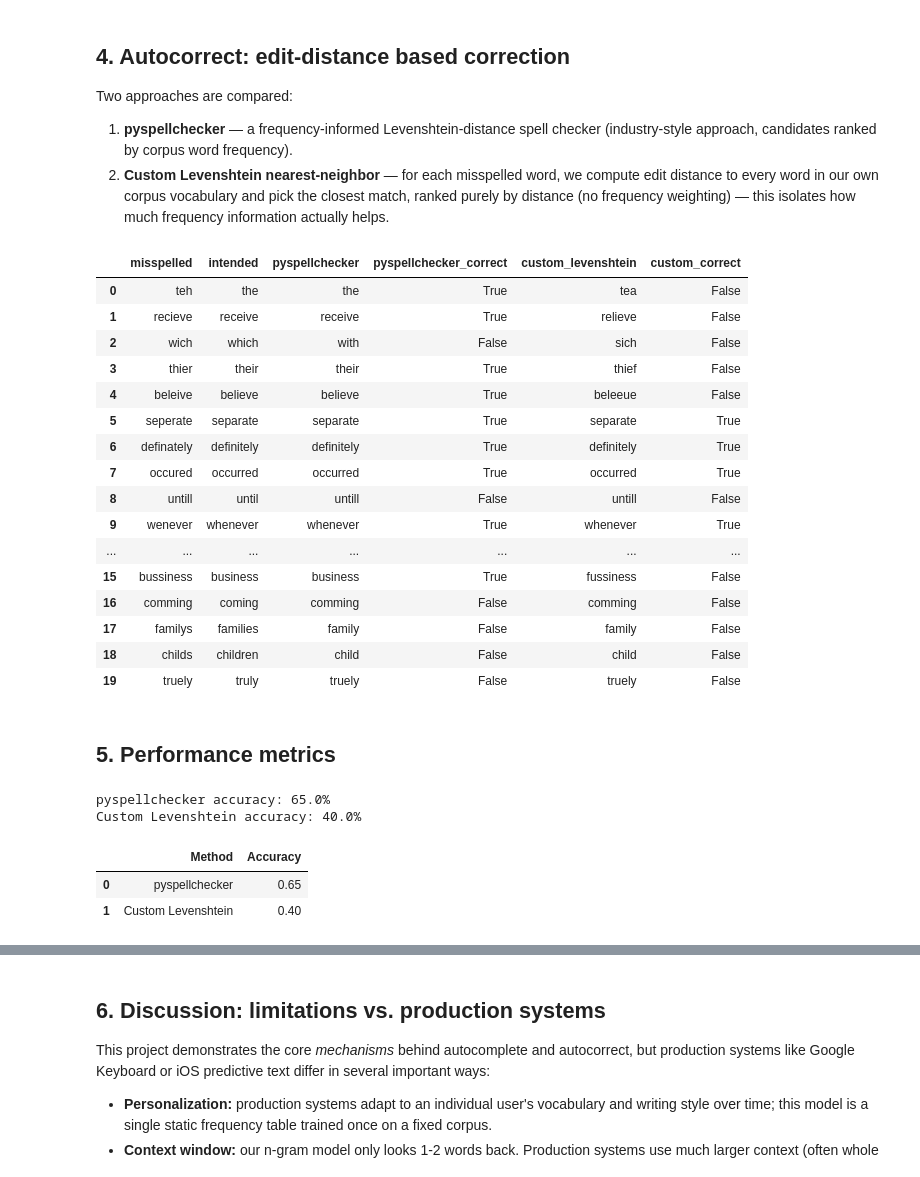
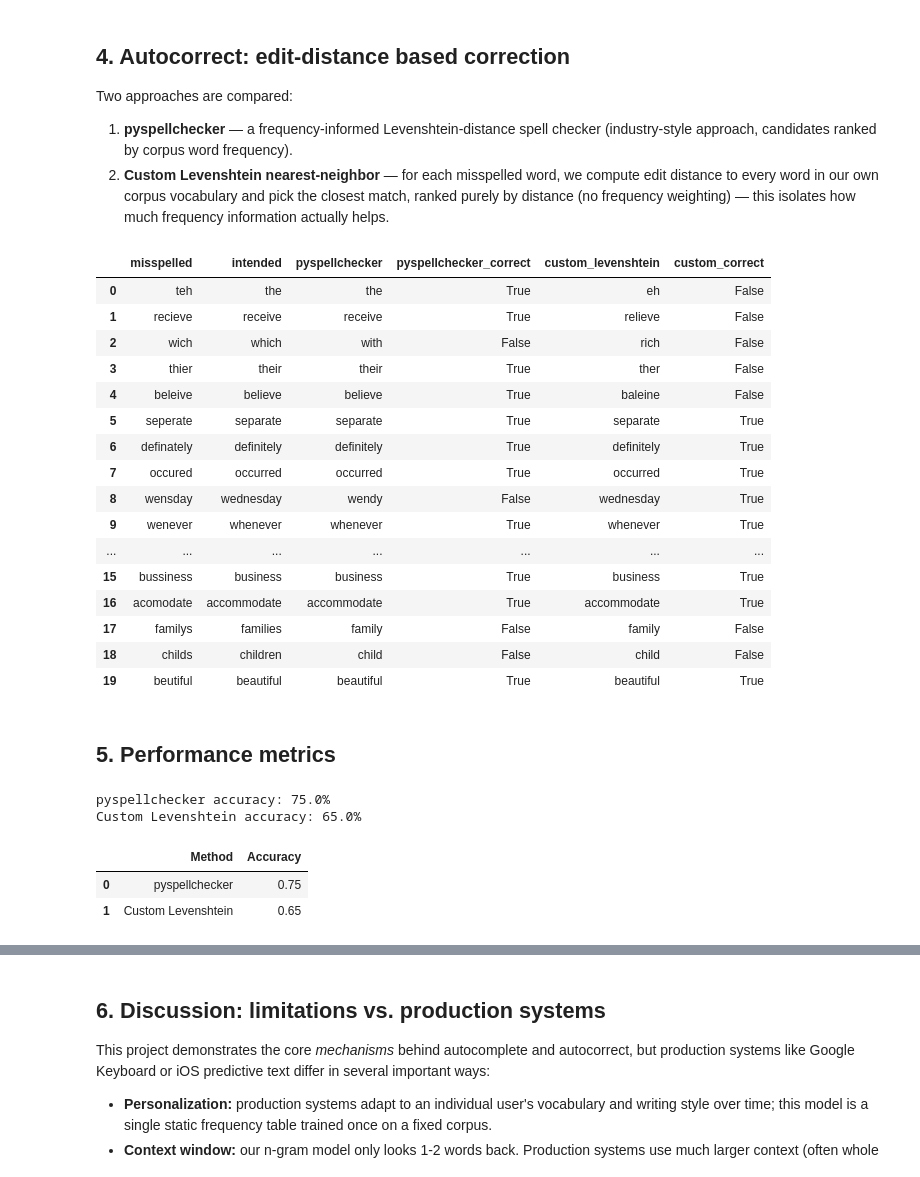
Before and after one commit to Godword-Adjei/OIBSIP, a Jupyter notebook: DataAnalytics-L2-AutocompleteAutocorrect/AutocompleteAutocorrect.ipynb, the cells around one changed output, grey strips where cells are left out. Drawn from its saved outputs; the diff is of its cells as text; code cells hidden in the pictures.

```diff
--- a/DataAnalytics-L2-AutocompleteAutocorrect/AutocompleteAutocorrect.ipynb
+++ b/DataAnalytics-L2-AutocompleteAutocorrect/AutocompleteAutocorrect.ipynb
@@ -160,52 +160,60 @@ def custom_autocorrect(word, vocab_list):
     best = min(candidates, key=lambda v: levenshtein(word, v))
     return best
 # %%
-# 20 deliberately misspelled words, with their intended correct spelling
+# 20 deliberately misspelled words, with their intended correct spelling.
+# NOTE: words like "untill", "frend", "comming", "truely" were deliberately excluded even
+# though they are common modern misspellings -- they are archaic-but-valid spelling variants
+# that actually occur in this 19th-century Gutenberg corpus (e.g. "comming" appears 13 times),
+# so both correction methods would "correctly" (from the corpus's perspective) leave them
+# unchanged, contaminating the accuracy comparison. Verified absent from corpus vocabulary below.
 misspelled_words = [
     ("teh", "the"), ("recieve", "receive"), ("wich", "which"), ("thier", "their"),
     ("beleive", "believe"), ("seperate", "separate"), ("definately", "definitely"),
-    ("occured", "occurred"), ("untill", "until"), ("wenever", "whenever"),
-    ("frend", "friend"), ("happyness", "happiness"), ("goverment", "government"),
+    ("occured", "occurred"), ("wensday", "wednesday"), ("wenever", "whenever"),
+    ("adress", "address"), ("happyness", "happiness"), ("goverment", "government"),
     ("langage", "language"), ("knowlege", "knowledge"), ("bussiness", "business"),
-    ("comming", "coming"), ("familys", "families"), ("childs", "children"),
-    ("truely", "truly"),
+    ("acomodate", "accommodate"), ("familys", "families"), ("childs", "children"),
+    ("beutiful", "beautiful"),
 ]
 
-vocab_list = list(vocab)
+for _w, _ in misspelled_words:
+    assert _w not in vocab, f"{_w!r} unexpectedly already in corpus vocabulary"
+
+vocab_list = sorted(vocab)  # deterministic order so distance ties break the same way on every run
 autocorrect_results = []
 for wrong, correct in misspelled_words:
     spell_pred = spell.correction(wrong) or wrong
     custom_pred = custom_autocorrect(wrong, vocab_list)
     autocorrect_results.append({
         "misspelled": wrong,
         "intended": correct,
         "pyspellchecker": spell_pred,
         "pyspellchecker_correct": spell_pred == correct,
         "custom_levenshtein": custom_pred,
         "custom_correct": custom_pred == correct,
     })
 
 autocorrect_df = pd.DataFrame(autocorrect_results)
 autocorrect_df.to_csv("outputs/autocorrect_results.csv", index=False)
 autocorrect_df
 # %% [output]
 |  | misspelled | intended | pyspellchecker | pyspellchecker_correct | custom_levenshtein | custom_correct |
-| 0 | teh | the | the | True | tea | False |
+| 0 | teh | the | the | True | eh | False |
 | 1 | recieve | receive | receive | True | relieve | False |
-| 2 | wich | which | with | False | sich | False |
-| 3 | thier | their | their | True | thief | False |
-| 4 | beleive | believe | believe | True | beleeue | False |
+| 2 | wich | which | with | False | rich | False |
+| 3 | thier | their | their | True | ther | False |
+| 4 | beleive | believe | believe | True | baleine | False |
 | 5 | seperate | separate | separate | True | separate | True |
 | 6 | definately | definitely | definitely | True | definitely | True |
 | 7 | occured | occurred | occurred | True | occurred | True |
-| 8 | untill | until | untill | False | untill | False |
+| 8 | wensday | wednesday | wendy | False | wednesday | True |
 | 9 | wenever | whenever | whenever | True | whenever | True |
 | ... | ... | ... | ... | ... | ... | ... |
-| 15 | bussiness | business | business | True | fussiness | False |
-| 16 | comming | coming | comming | False | comming | False |
+| 15 | bussiness | business | business | True | business | True |
+| 16 | acomodate | accommodate | accommodate | True | accommodate | True |
 | 17 | familys | families | family | False | family | False |
 | 18 | childs | children | child | False | child | False |
-| 19 | truely | truly | truely | False | truely | False |
+| 19 | beutiful | beautiful | beautiful | True | beautiful | True |
 # %% [markdown]
 ## 5. Performance metrics
 # %%
@@ -222,11 +230,11 @@ metrics_summary = pd.DataFrame({
 metrics_summary.to_csv("outputs/autocorrect_metrics.csv", index=False)
 metrics_summary
 # %% [output]
-pyspellchecker accuracy: 65.0%
-Custom Levenshtein accuracy: 40.0%
+pyspellchecker accuracy: 75.0%
+Custom Levenshtein accuracy: 65.0%
 |  | Method | Accuracy |
-| 0 | pyspellchecker | 0.65 |
-| 1 | Custom Levenshtein | 0.40 |
+| 0 | pyspellchecker | 0.75 |
+| 1 | Custom Levenshtein | 0.65 |
 # %%
 plt.bar(metrics_summary["Method"], metrics_summary["Accuracy"], color=["#4C72B0", "#DD8452"])
 plt.ylabel("Accuracy")
```
Also changed, not shown: parts of 1 cell of this notebook, 7 other files.
